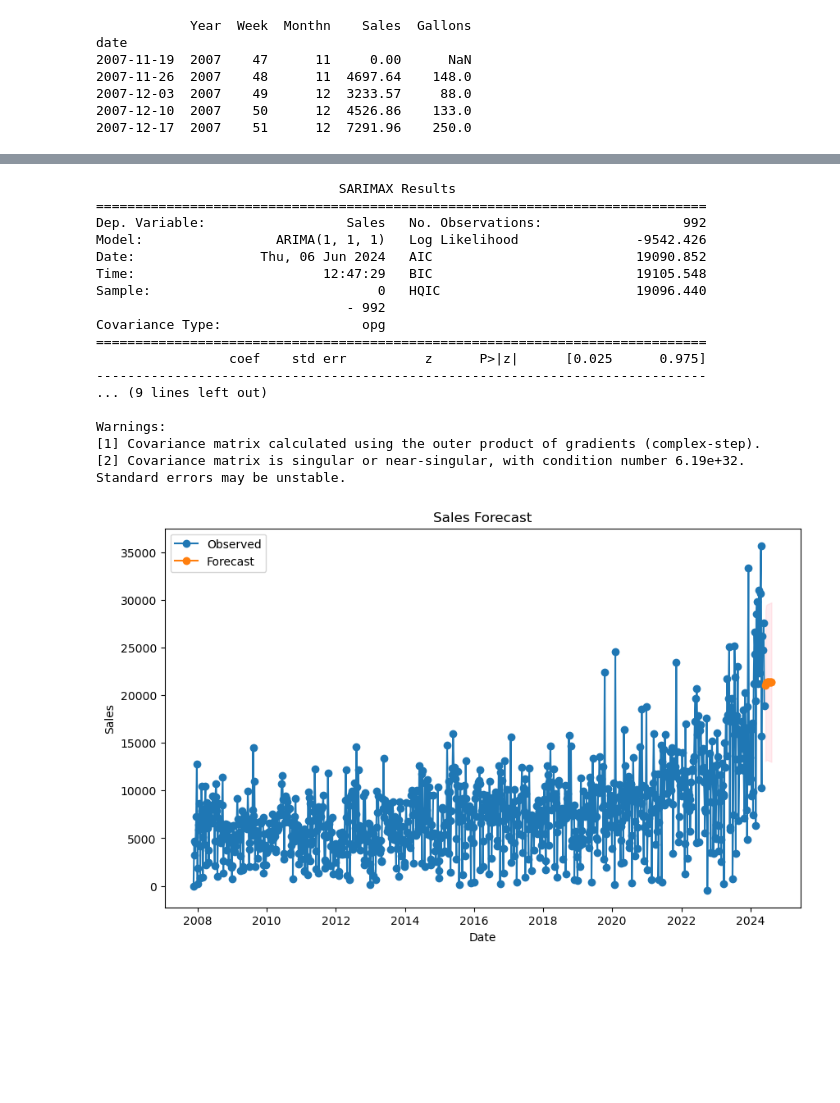
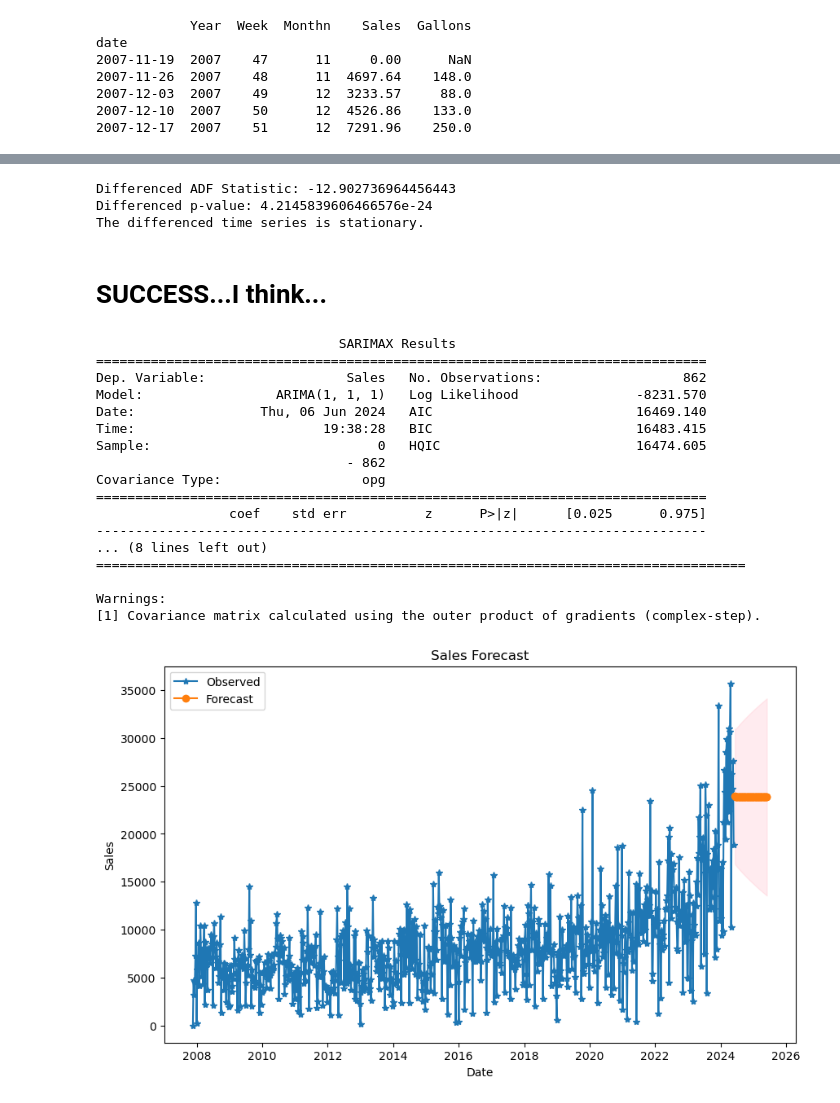
Before and after one commit to srhill12/project-2-group-3, a Jupyter notebook: steven's notebook/Steven's Notebook.ipynb, the cells around one changed output, grey strips where cells are left out. Drawn from its saved outputs; the diff is of its cells as text; code cells hidden in the pictures; blank space fills up the shorter version.

Commit message:
model updated with differencing

```diff
--- a/steven's notebook/Steven's Notebook.ipynb
+++ b/steven's notebook/Steven's Notebook.ipynb
@@ -211,3 +211,5 @@ date
 2007-12-03  2007    49      12  3233.57     88.0
 2007-12-10  2007    50      12  4526.86    133.0
 2007-12-17  2007    51      12  7291.96    250.0
+# %%
+store3_final_df = store3_final_df[~store3_final_df.index.duplicated(keep='first')]
@@ -230,0 +237,17 @@ The time series is not stationary.
+# %%
+# Apply differencing
+store3_final_df['Sales_diff'] = store3_final_df['Sales'].diff().dropna()
+# %%
+# Perform ADF test on the differenced series
+differenced_adf = adfuller(store3_final_df['Sales_diff'].dropna())
+print("Differenced ADF Statistic:", differenced_adf[0])
+print("Differenced p-value:", differenced_adf[1])
+
+if differenced_adf[1] <= 0.05:
+    print("The differenced time series is stationary.")
+# %% [output]
+Differenced ADF Statistic: -12.902736964456443
+Differenced p-value: 4.2145839606466576e-24
+The differenced time series is stationary.
+# %% [markdown]
+# SUCCESS...I think...
@@ -235,7 +260,7 @@ import warnings
 warnings.filterwarnings("ignore")
 
 # Fit the ARIMA model
-# Here we use p=1, d=1, q=1 as an example. You may need to adjust these parameters based on ACF and PACF plots.
+# Here I use p=1, d=1 (denotes first differencing), q=1 as an example. I might need to adjust these parameters based on ACF and PACF plots.
 model = ARIMA(store3_final_df['Sales'], order=(1, 1, 1))
 model_fit = model.fit()
 
@@ -244,43 +269,43 @@ print(model_fit.summary())
 # %% [output]
                                SARIMAX Results
 ==============================================================================
-Dep. Variable:                  Sales   No. Observations:                  992
-Model:                 ARIMA(1, 1, 1)   Log Likelihood               -9542.426
-Date:                Thu, 06 Jun 2024   AIC                          19090.852
-Time:                        12:47:29   BIC                          19105.548
-Sample:                             0   HQIC                         19096.440
-                                - 992
+Dep. Variable:                  Sales   No. Observations:                  862
+Model:                 ARIMA(1, 1, 1)   Log Likelihood               -8231.570
+Date:                Thu, 06 Jun 2024   AIC                          16469.140
+Time:                        19:38:28   BIC                          16483.415
+Sample:                             0   HQIC                         16474.605
+                                - 862
 Covariance Type:                  opg
 ==============================================================================
                  coef    std err          z      P>|z|      [0.025      0.975]
 ------------------------------------------------------------------------------
-... (9 lines left out)
+... (8 lines left out)
+===================================================================================
 
 Warnings:
 [1] Covariance matrix calculated using the outer product of gradients (complex-step).
-[2] Covariance matrix is singular or near-singular, with condition number 6.19e+32. Standard errors may be unstable.
 # %%
 
 # Forecast future values
-forecast_steps = 10  # Number of periods to forecast
+forecast_steps = 52  # Number of periods to forecast
 forecast = model_fit.get_forecast(steps=forecast_steps)
 
 # Extract the forecasted mean, standard error, and confidence intervals
 forecast_mean = forecast.predicted_mean
 forecast_conf_int = forecast.conf_int()
 
 # Generate forecast index
 forecast_index = pd.date_range(start=store3_final_df.index[-1], periods=forecast_steps + 1, freq='W')[1:]
 
 # Plot the forecast
 plt.figure(figsize=(10, 6))
-plt.plot(store3_final_df['Sales'], label='Observed', marker='o')
+plt.plot(store3_final_df['Sales'], label='Observed', marker='*')
 plt.plot(forecast_index, forecast_mean, label='Forecast', marker='o')
 plt.fill_between(forecast_index, forecast_conf_int.iloc[:, 0], forecast_conf_int.iloc[:, 1], color='pink', alpha=0.3)
 plt.title('Sales Forecast')
 plt.xlabel('Date')
 plt.ylabel('Sales')
 plt.legend()
 plt.show()
 # %% [output]
-[figure, old version]
+[figure, new version]
```
Also changed, not shown: parts of 4 cells of this notebook.
